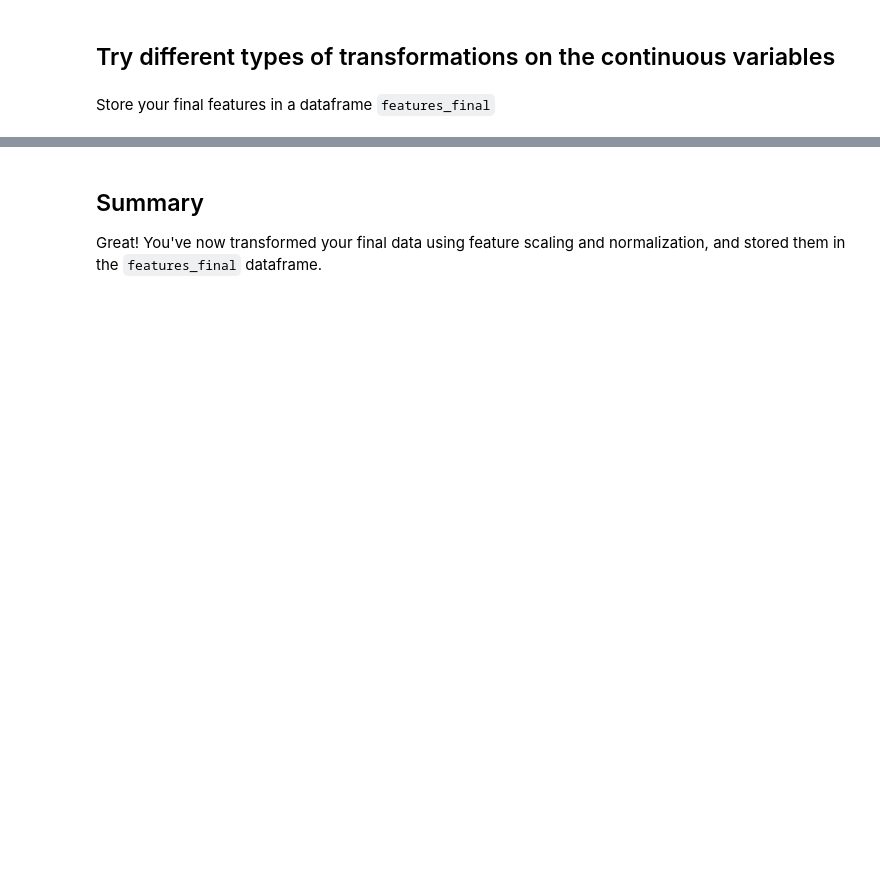
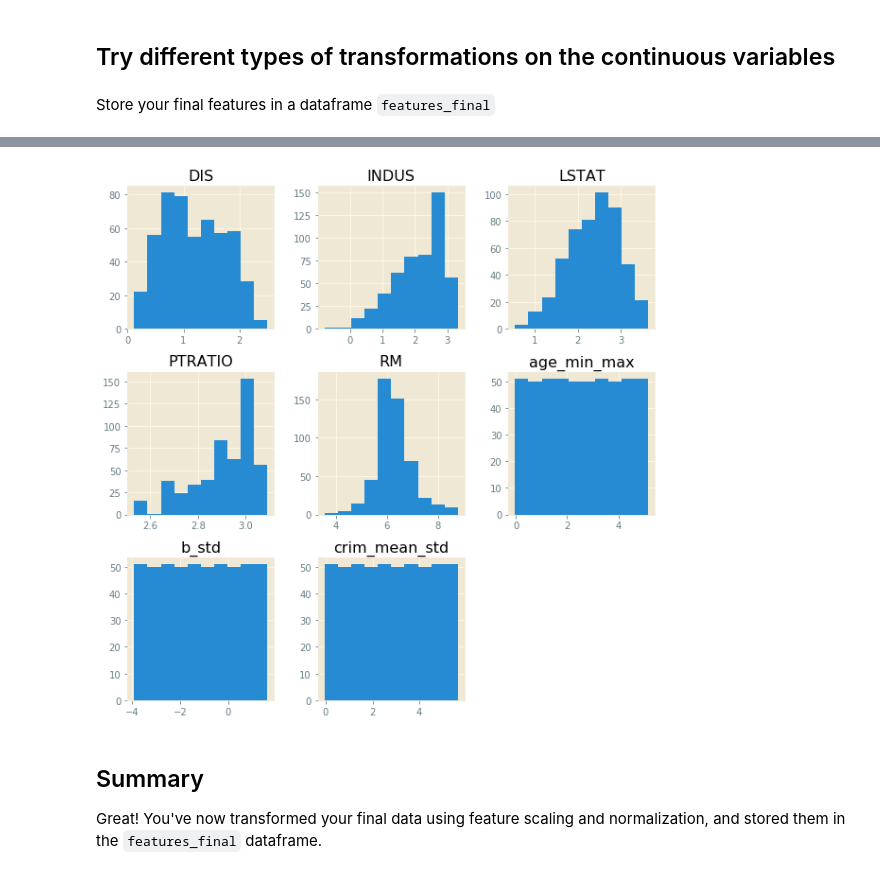
Before and after one commit to eannefawcett/dsc-feature-scaling-and-normalization-lab-online-ds-pt-081219, a Jupyter notebook: index.ipynb, the cells around one changed output, grey strips where cells are left out. Cells and saved outputs as stored; diff of their text form; code cells hidden in the pictures; blank space fills up the shorter version.

Commit message:
standarize variables age, b, crim

```diff
--- a/index.ipynb
+++ b/index.ipynb
@@ -72,0 +70,14 @@ boston_continuous.hist(figsize=(20,20));
+# %%
+# Your code here
+#  rewrite data in this variable to be ==0 or !=0, and turn it into a categorical data piece
+for n, i in enumerate(boston_features['ZN']):
+    if i != 0:
+        boston_features.loc[n, 'ZN'] = 1 # lot is more than 25,000 ft
+#         if lost is less than 25,000 ft 'ZN' is equal to 0
+zn_categories = boston_features['ZN'].astype('category')
+zn_categories.cat.codes
+zn_dummies = pd.get_dummies(zn_categories, prefix='LOT25000', drop_first=True)
+boston_features = boston_features.drop(['ZN'], axis=1)
+boston_continuous = boston_continuous.drop(['ZN'], axis=1)
+boston_features = pd.concat([boston_features, zn_dummies], axis=1)
+boston_features.head()
@@ -82,3 +155,7 @@ Store your final features in a dataframe `features_final`
+# %%
+boston_continuous.hist(figsize=(10,10));
+# %% [output]
+[figure, added]
 # %% [markdown]
 ## Summary
 Great! You've now transformed your final data using feature scaling and normalization, and stored them in the `features_final` dataframe.
```
Also changed, not shown: parts of 5 cells of this notebook.
